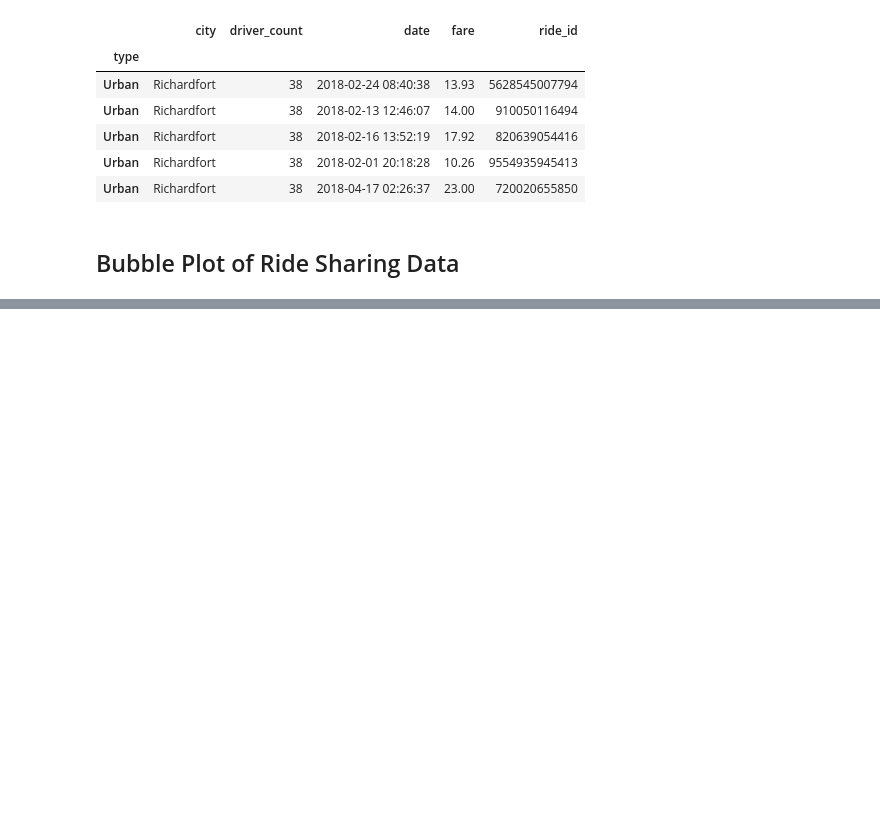
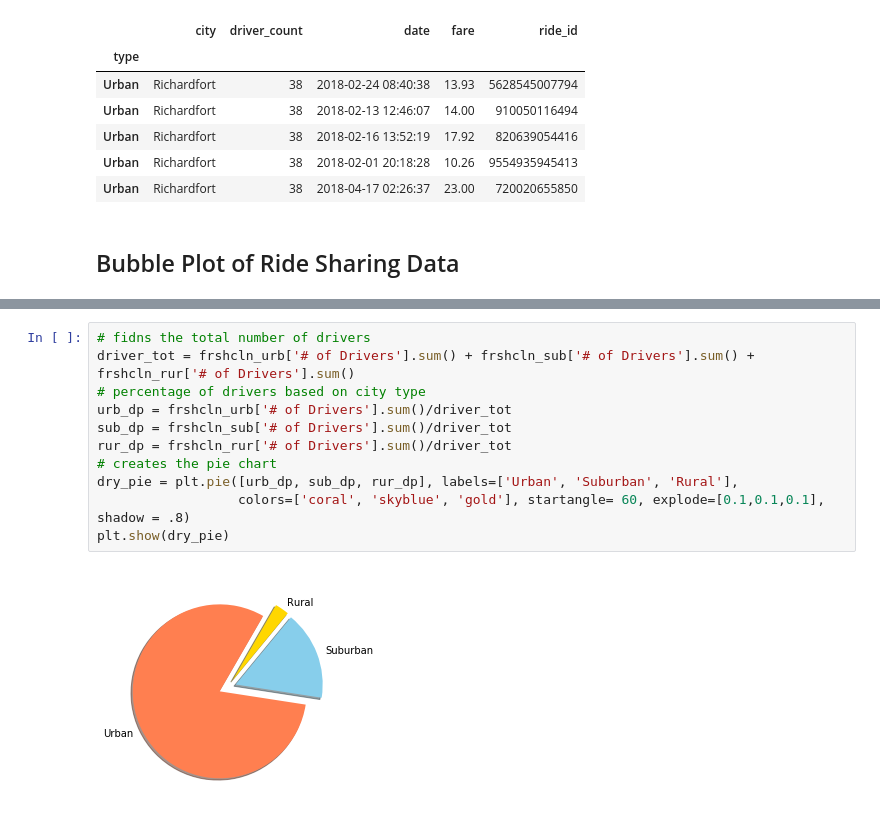
Before and after one commit to loaf96/ClassSubmissions, a Jupyter notebook: Homeworks/MatPlotlib/pyber_starter-Copy1.ipynb, the cells around one changed output, grey strips where cells are left out. Cells and saved outputs as stored; diff of their text form; blank space fills up the shorter version.

```diff
--- a/Homeworks/MatPlotlib/pyber_starter-Copy1.ipynb
+++ b/Homeworks/MatPlotlib/pyber_starter-Copy1.ipynb
@@ -82,0 +111,13 @@ all_dat
+# %%
+# fidns the total number of drivers
+driver_tot = frshcln_urb['# of Drivers'].sum() + frshcln_sub['# of Drivers'].sum() + frshcln_rur['# of Drivers'].sum()
+# percentage of drivers based on city type
+urb_dp = frshcln_urb['# of Drivers'].sum()/driver_tot
+sub_dp = frshcln_sub['# of Drivers'].sum()/driver_tot
+rur_dp = frshcln_rur['# of Drivers'].sum()/driver_tot
+# creates the pie chart
+dry_pie = plt.pie([urb_dp, sub_dp, rur_dp], labels=['Urban', 'Suburban', 'Rural'],
+                  colors=['coral', 'skyblue', 'gold'], startangle= 60, explode=[0.1,0.1,0.1], shadow = .8)
+plt.show(dry_pie)
+# %% [output]
+[figure, added]
```
Also changed, not shown: parts of 3 cells of this notebook.
